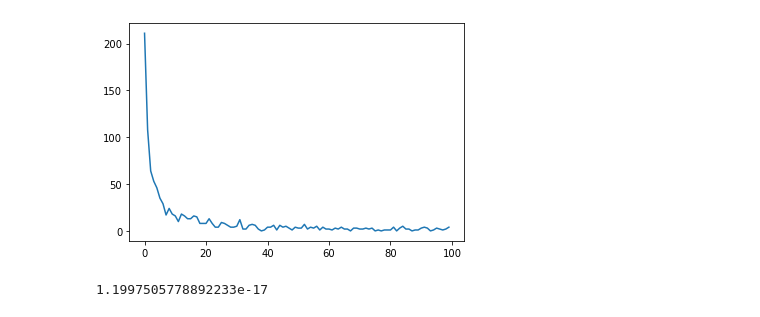
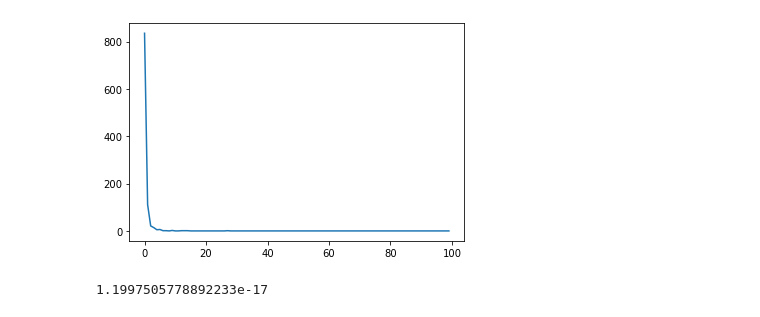
Before and after one commit to forestdwelling/ldp, a Jupyter notebook: cldp.ipynb, the cells around one changed output. Saved outputs shown, nothing was run; the diff lists cells and outputs as text; code cells hidden in the pictures.

```diff
--- a/cldp.ipynb
+++ b/cldp.ipynb
@@ -7,27 +7,27 @@ import matplotlib.pyplot as plt
 # %%
 def zipf(a, d, n):
     p = np.arange(1, d+1)**(-a)
     p /= p.sum()
     return np.random.choice(np.arange(d), size=n, p=p)
 
 def gauss(m, var, d, n):
     p = np.exp(-1*((np.arange(1, d+1) - m)**2)/(2*(var**2)))/(sqrt(2*pi) * var)
     p /= p.sum()
     return np.random.choice(np.arange(d), size=n, p=p)
 
 d = 100
 n = 1000
 
-data = zipf(1.1, d, n)
+data = zipf(3.1, d, n)
 # data = gauss(d/2, d/10, d, n)
 freq = np.zeros(d)
 for item in data:
     freq[item] += 1
 
 plt.plot(freq)
 plt.show()
 # %% [output]
-[figure, old version]
+[figure, new version]
 # %%
 dist_mat = np.zeros((d, d))
 for i in range(d):
```
Also changed, not shown: parts of 2 cells of this notebook, 16 other files.
